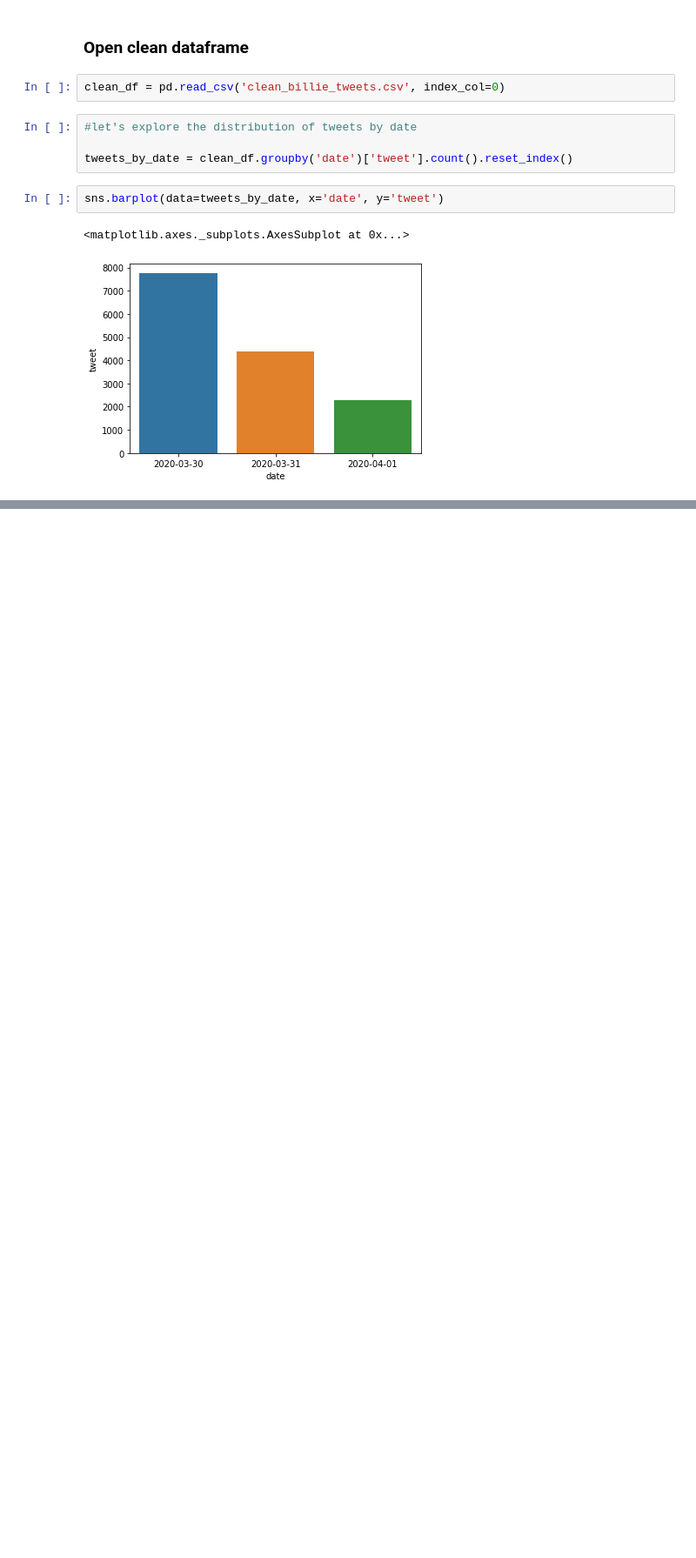
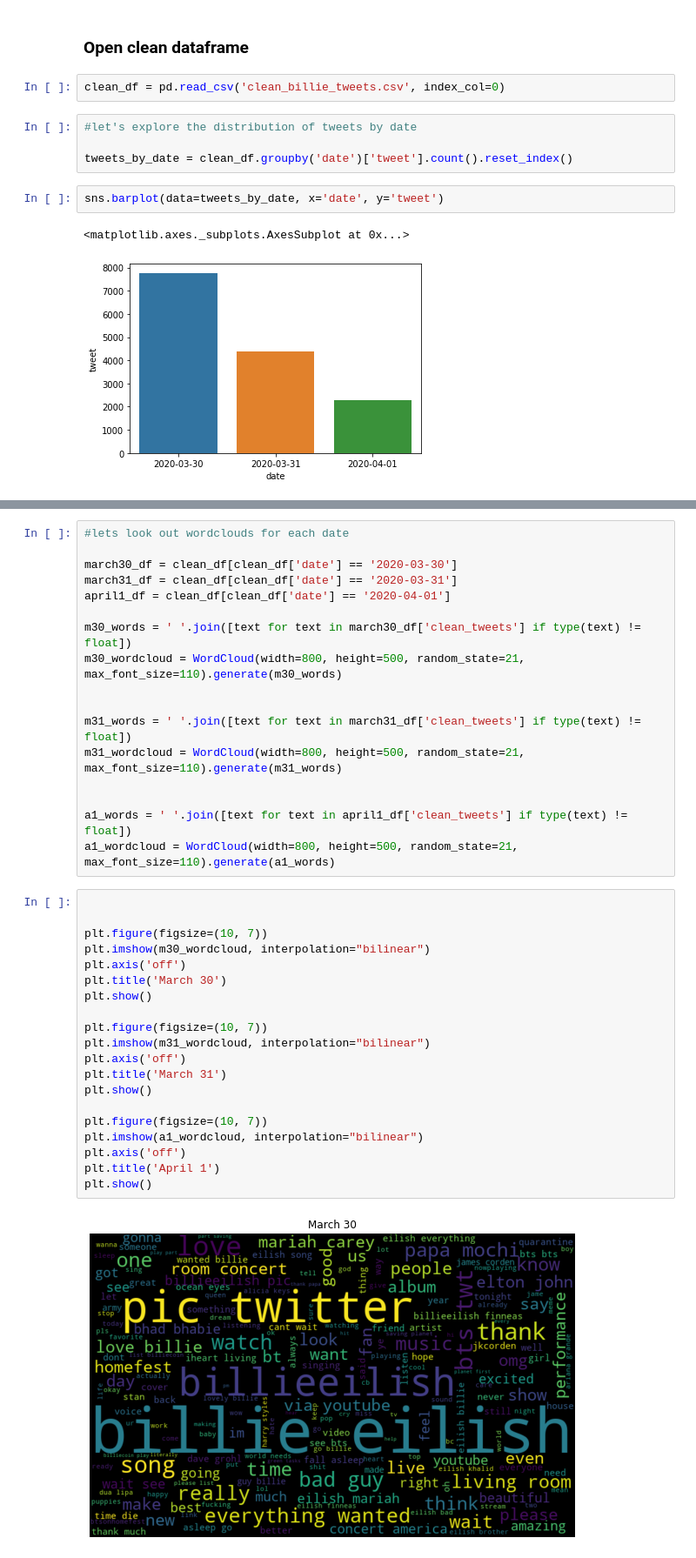
Before and after one commit to jacksonbull87/Social-Listening-NLP-Project, a Jupyter notebook: SL - Data Pipeline.ipynb, the cells around one changed output, grey strips where cells are left out. Shown at 87% size. Cells and saved outputs as stored; diff of their text form; blank space fills up the shorter version.

```diff
--- a/SL - Data Pipeline.ipynb
+++ b/SL - Data Pipeline.ipynb
@@ -167,0 +167,39 @@ sns.barplot(data=tweets_by_date, x='date', y='tweet')
+# %%
+#lets look out wordclouds for each date
+
+march30_df = clean_df[clean_df['date'] == '2020-03-30']
+march31_df = clean_df[clean_df['date'] == '2020-03-31']
+april1_df = clean_df[clean_df['date'] == '2020-04-01']
+
+m30_words = ' '.join([text for text in march30_df['clean_tweets'] if type(text) != float])
+m30_wordcloud = WordCloud(width=800, height=500, random_state=21, max_font_size=110).generate(m30_words)
+
+
+m31_words = ' '.join([text for text in march31_df['clean_tweets'] if type(text) != float])
+m31_wordcloud = WordCloud(width=800, height=500, random_state=21, max_font_size=110).generate(m31_words)
+
+
+a1_words = ' '.join([text for text in april1_df['clean_tweets'] if type(text) != float])
+a1_wordcloud = WordCloud(width=800, height=500, random_state=21, max_font_size=110).generate(a1_words)
+# %%
+
+
+plt.figure(figsize=(10, 7))
+plt.imshow(m30_wordcloud, interpolation="bilinear")
+plt.axis('off')
+plt.title('March 30')
+plt.show()
+
+plt.figure(figsize=(10, 7))
+plt.imshow(m31_wordcloud, interpolation="bilinear")
+plt.axis('off')
+plt.title('March 31')
+plt.show()
+
+plt.figure(figsize=(10, 7))
+plt.imshow(a1_wordcloud, interpolation="bilinear")
+plt.axis('off')
+plt.title('April 1')
+plt.show()
+# %% [output]
+[figure, added]
```
Also changed, not shown: parts of 14 cells of this notebook.
